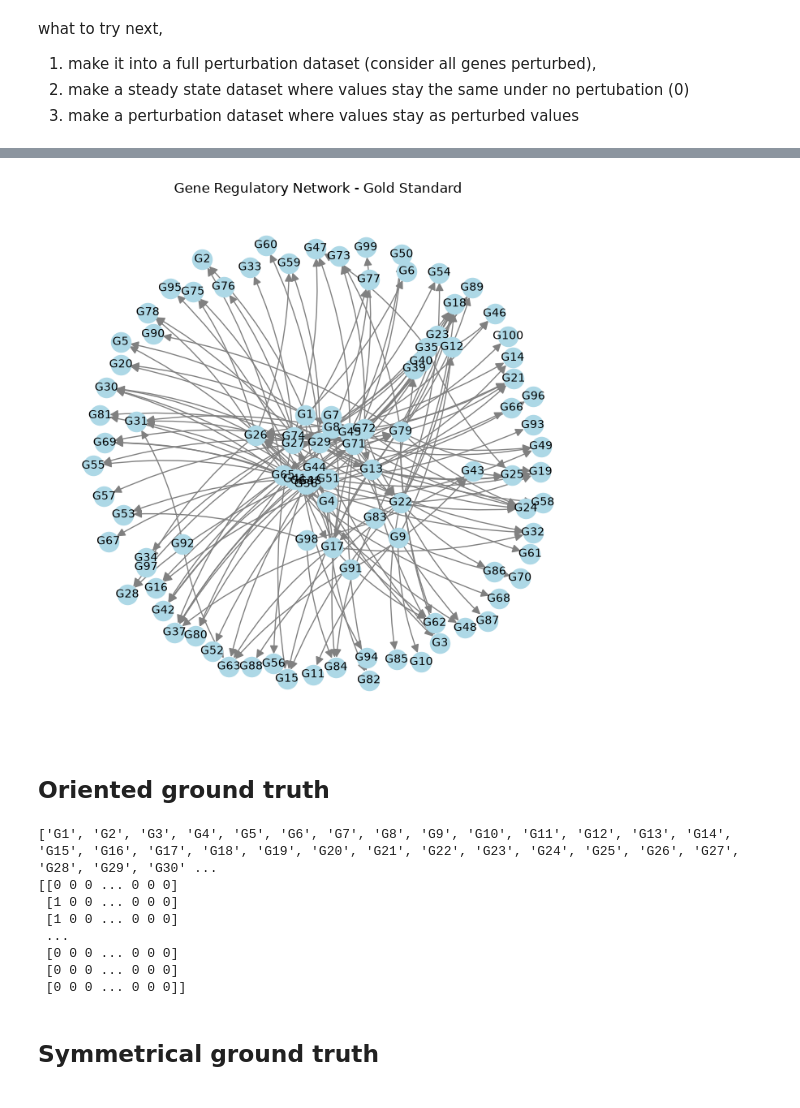
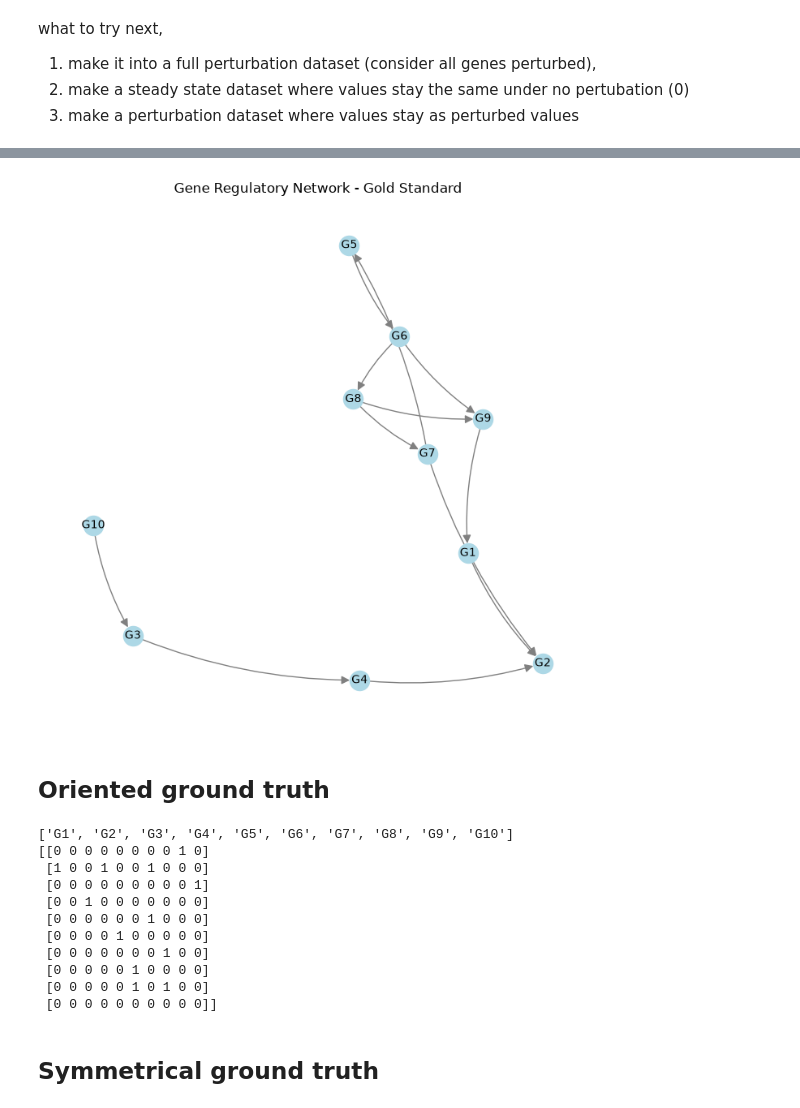
Before and after one commit to daryabiparva9/BINGO_Python, a Jupyter notebook: src/data_processing_dream.ipynb, the cells around one changed output, grey strips where cells are left out. Saved outputs shown, nothing was run; the diff lists cells and outputs as text; code cells hidden in the pictures.

```diff
--- a/src/data_processing_dream.ipynb
+++ b/src/data_processing_dream.ipynb
@@ -89,36 +89,36 @@ savemat("DREAM100_05_full.mat", mat_dict)
 # %%
 import pandas as pd
 import networkx as nx
 import matplotlib.pyplot as plt
-graph_path = 'data/Size 100/DREAM4 gold standards/'
+graph_path = 'data/Size 10/DREAM4 gold standards/'
 # read the file (no header, tab-separated)
-df = pd.read_csv(graph_path + "insilico_size100_5_goldstandard.tsv", sep="\t", header=None,
+df = pd.read_csv(graph_path + "insilico_size10_5_goldstandard.tsv", sep="\t", header=None,
                   names=["source", "target", "edge"])
 
 # keep only actual edges
 edges_df = df[df["edge"] == 1]
 
 # build directed graph
 G = nx.DiGraph()
 G.add_nodes_from(df["source"].unique())  # ensure all genes appear as nodes, even isolated ones
 G.add_nodes_from(df["target"].unique())
 G.add_edges_from(zip(edges_df["source"], edges_df["target"]))
 
 # plot
 fig, ax = plt.subplots(figsize=(7, 7))
 pos = nx.spring_layout(G, seed=42)  # fixed seed for reproducible layout
 
 nx.draw_networkx_nodes(G, pos, node_color="lightblue", node_size=300, ax=ax)
 nx.draw_networkx_labels(G, pos, font_size=10, ax=ax)
 nx.draw_networkx_edges(G, pos, edge_color="gray", arrows=True,
                         arrowsize=15, connectionstyle="arc3,rad=0.1", ax=ax)
 
 ax.set_title("Gene Regulatory Network - Gold Standard")
 ax.axis("off")
 fig.tight_layout()
 plt.show()
 # %% [output]
-[figure, old version]
+[figure, new version]
 # %% [markdown]
 ## Oriented ground truth
 # %%
@@ -139,16 +139,19 @@ print(genes_sorted)   # row/column order
 print(adj_matrix)
 ground_truth02 = {f"Ground_truth_oriented": adj_matrix}
 
-savemat("DREAM100_05_groundtruth_oriented.mat", ground_truth02)
+savemat("DREAM10_05_groundtruth_oriented.mat", ground_truth02)
 # %% [output]
-['G1', 'G2', 'G3', 'G4', 'G5', 'G6', 'G7', 'G8', 'G9', 'G10', 'G11', 'G12', 'G13', 'G14', 'G15', 'G16', 'G17', 'G18', 'G19', 'G20', 'G21', 'G22', 'G23', 'G24', 'G25', 'G26', 'G27', 'G28', 'G29', 'G30' ...
-[[0 0 0 ... 0 0 0]
- [1 0 0 ... 0 0 0]
- [1 0 0 ... 0 0 0]
- ...
- [0 0 0 ... 0 0 0]
- [0 0 0 ... 0 0 0]
- [0 0 0 ... 0 0 0]]
+['G1', 'G2', 'G3', 'G4', 'G5', 'G6', 'G7', 'G8', 'G9', 'G10']
+[[0 0 0 0 0 0 0 0 1 0]
+ [1 0 0 1 0 0 1 0 0 0]
+ [0 0 0 0 0 0 0 0 0 1]
+ [0 0 1 0 0 0 0 0 0 0]
+ [0 0 0 0 0 0 1 0 0 0]
+ [0 0 0 0 1 0 0 0 0 0]
+ [0 0 0 0 0 0 0 1 0 0]
+ [0 0 0 0 0 1 0 0 0 0]
+ [0 0 0 0 0 1 0 1 0 0]
+ [0 0 0 0 0 0 0 0 0 0]]
 # %% [markdown]
 ## Symmetrical ground truth
 # %%
```
Also changed, not shown: parts of 5 cells of this notebook.
